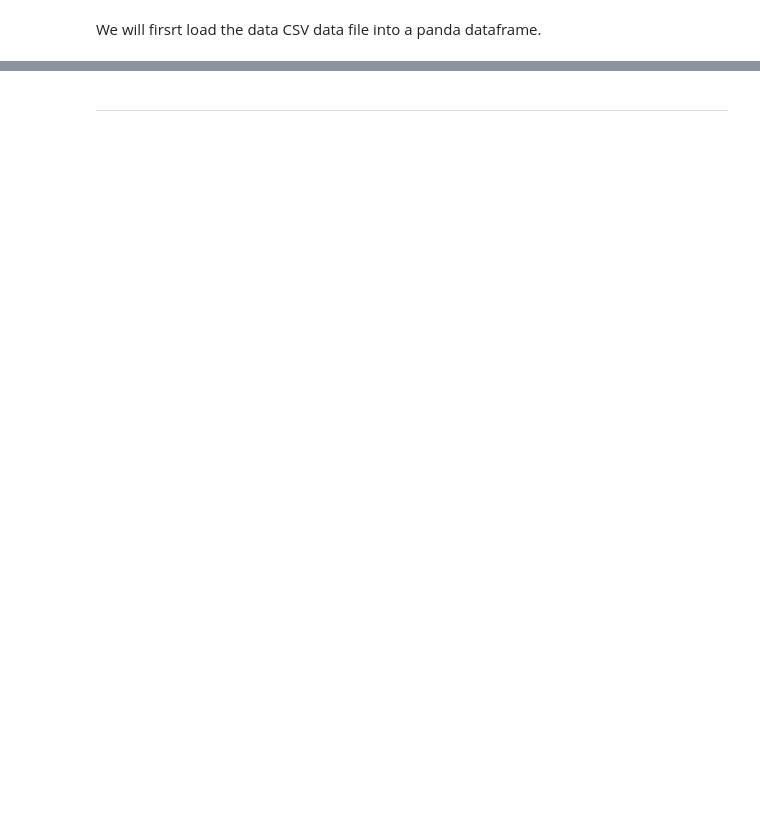
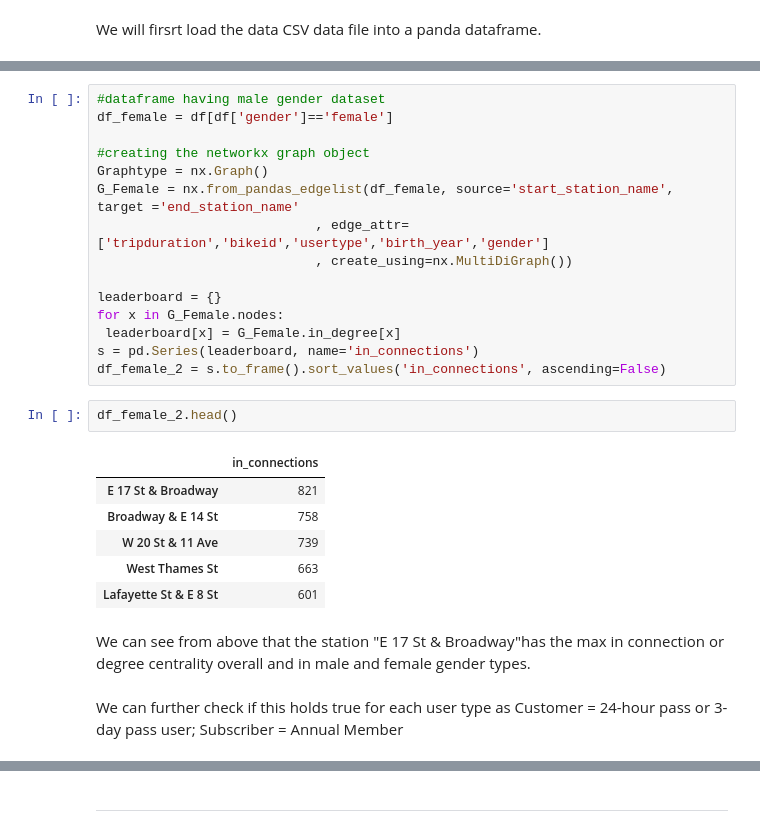
Before and after one commit to mtelab1/SPS_MSDS_SMR21_DATA620, a Jupyter notebook: Project01/Project01-CentralityMeasures-NycCitiBikeShare.ipynb, the cells around one changed output, grey strips where cells are left out. Drawn from its saved outputs; the diff is of its cells as text; blank space fills up the shorter version.

```diff
--- a/Project01/Project01-CentralityMeasures-NycCitiBikeShare.ipynb
+++ b/Project01/Project01-CentralityMeasures-NycCitiBikeShare.ipynb
@@ -183,0 +158,28 @@ nt.show('nx.html')
+# %%
+#dataframe having male gender dataset
+df_female = df[df['gender']=='female']
+
+#creating the networkx graph object
+Graphtype = nx.Graph()
+G_Female = nx.from_pandas_edgelist(df_female, source='start_station_name', target ='end_station_name'
+                            , edge_attr=['tripduration','bikeid','usertype','birth_year','gender']
+                            , create_using=nx.MultiDiGraph())
+
+leaderboard = {}
+for x in G_Female.nodes:
+ leaderboard[x] = G_Female.in_degree[x]
+s = pd.Series(leaderboard, name='in_connections')
+df_female_2 = s.to_frame().sort_values('in_connections', ascending=False)
+# %%
+df_female_2.head()
+# %% [output]
+|  | in_connections |
+| E 17 St & Broadway | 821 |
+| Broadway & E 14 St | 758 |
+| W 20 St & 11 Ave | 739 |
+| West Thames St | 663 |
+| Lafayette St & E 8 St | 601 |
+# %% [markdown]
+We can see from above that the station "E 17 St & Broadway"has the max in connection or degree centrality overall and in male and female gender types.
+# %% [markdown]
+We can further check if this holds true for each user type as Customer = 24-hour pass or 3-day pass user; Subscriber = Annual Member
```
Also changed, not shown: parts of 70 cells of this notebook, 2 other files.
